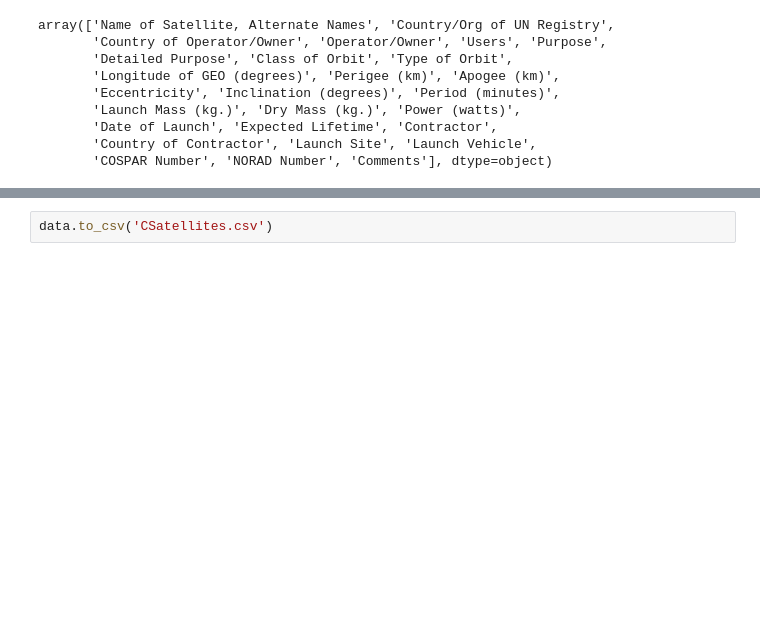
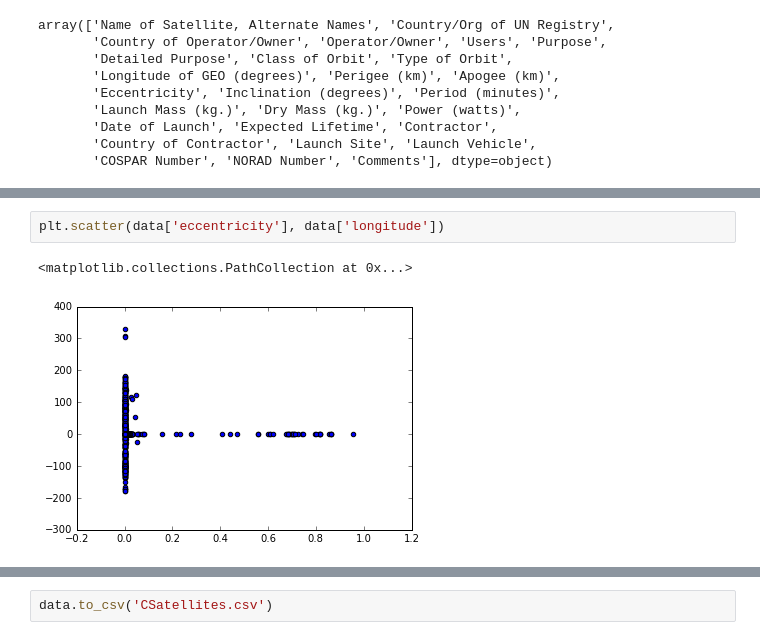
Before and after one commit to Ianssmith/Satellite_Map, a Jupyter notebook: satellites.ipynb, the cells around one changed output, grey strips where cells are left out. Saved outputs shown, nothing was run; the diff lists cells and outputs as text; blank space fills up the shorter version.

```diff
--- a/satellites.ipynb
+++ b/satellites.ipynb
@@ -66,0 +74,5 @@ plt.plot(data['longitude'], 'k--')
+# %%
+plt.scatter(data['eccentricity'], data['longitude'])
+# %% [output]
+<matplotlib.collections.PathCollection at 0x...>
+[figure, added]
```
Also changed, not shown: parts of 12 cells of this notebook.
